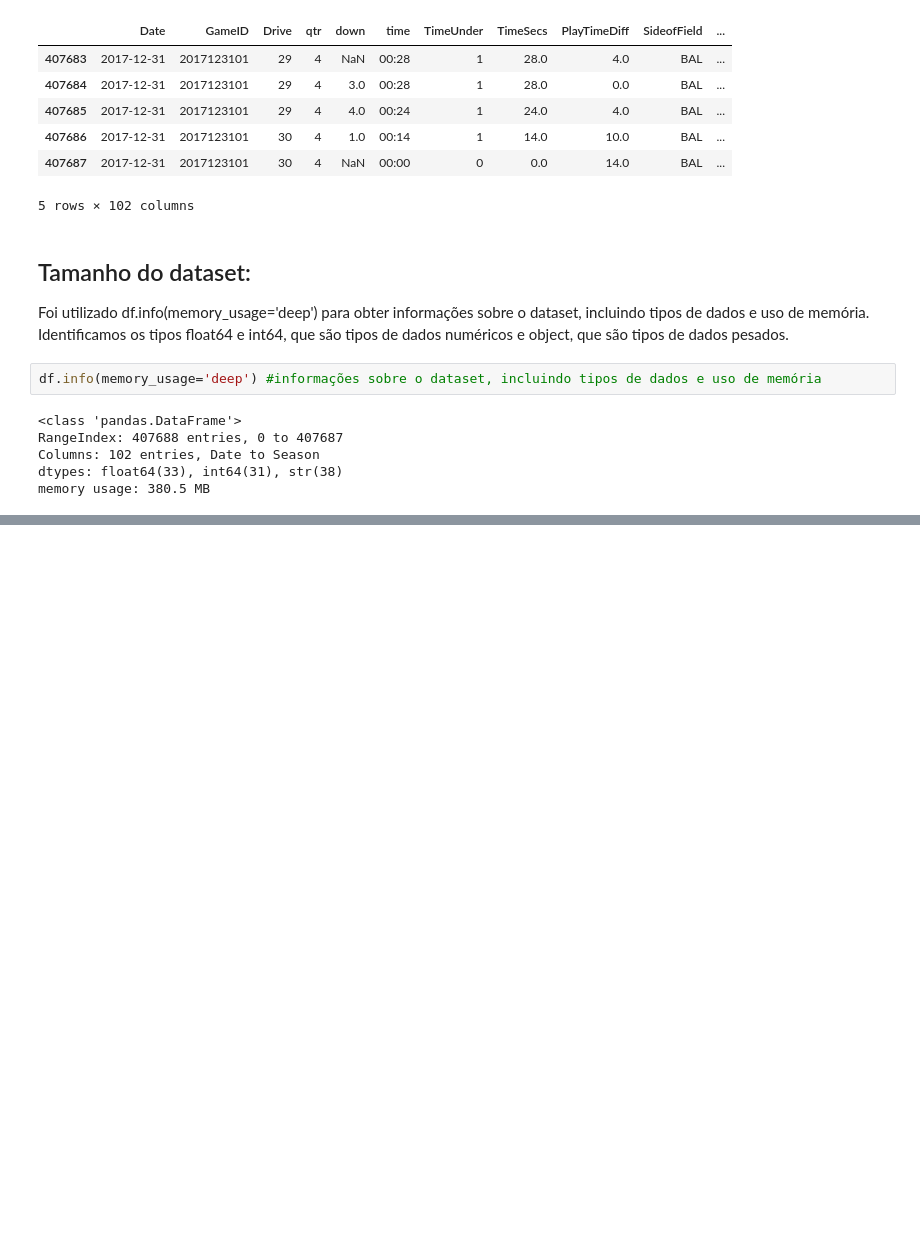
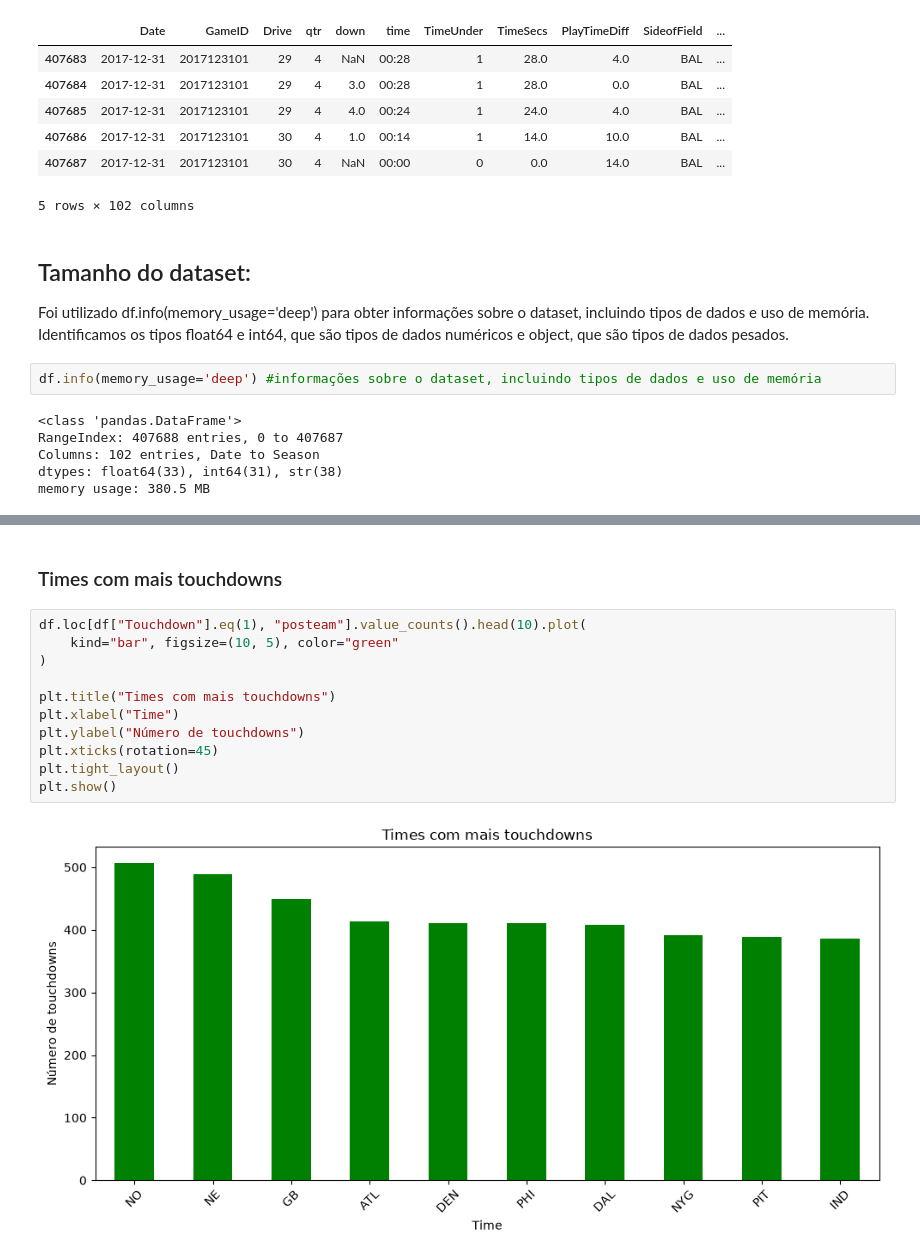
Before and after one commit to patrick0753/aulas_rafael_lapd, a Jupyter notebook: nfl_eda.ipynb, the cells around one changed output, grey strips where cells are left out. Saved outputs shown, nothing was run; the diff lists cells and outputs as text; blank space fills up the shorter version.

```diff
--- a/nfl_eda.ipynb
+++ b/nfl_eda.ipynb
@@ -76,0 +267,15 @@ Tamanho do CSV (em MB): 262.77
+# %% [markdown]
+### Times com mais touchdowns
+# %%
+df.loc[df["Touchdown"].eq(1), "posteam"].value_counts().head(10).plot(
+    kind="bar", figsize=(10, 5), color="green"
+)
+
+plt.title("Times com mais touchdowns")
+plt.xlabel("Time")
+plt.ylabel("Número de touchdowns")
+plt.xticks(rotation=45)
+plt.tight_layout()
+plt.show()
+# %% [output]
+[figure, added]
```
Also changed, not shown: parts of 32 cells of this notebook.
